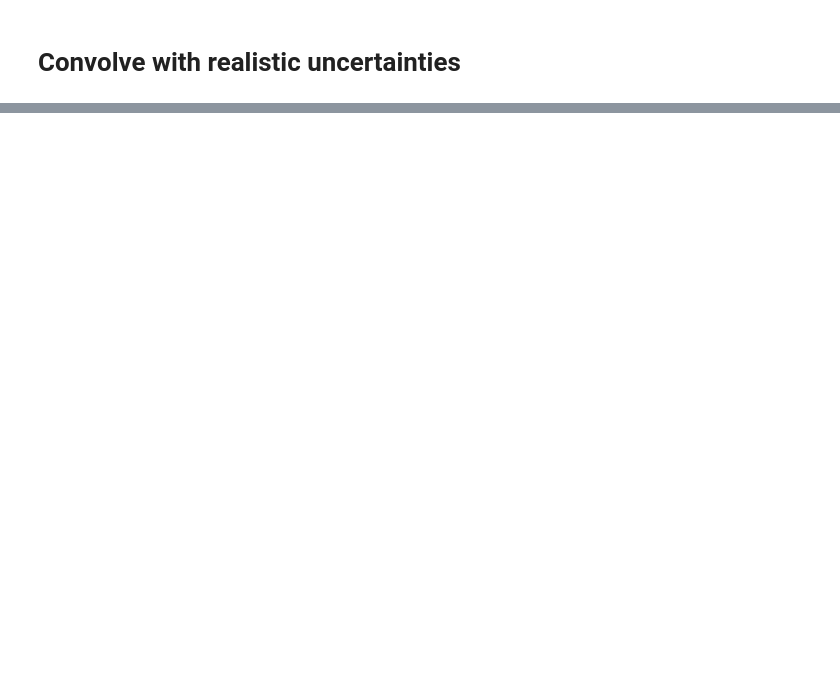
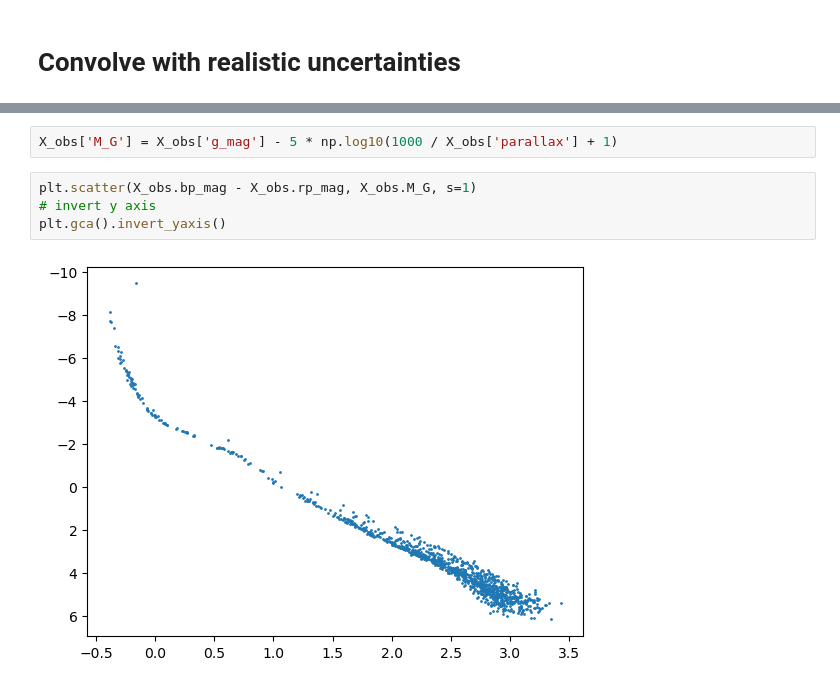
Before and after one commit to ratzenboe/SF-Retreat2024, a Jupyter notebook: fwd_model_cluster.ipynb, the cells around one changed output, grey strips where cells are left out. Cells and saved outputs as stored; diff of their text form; blank space fills up the shorter version.

```diff
--- a/fwd_model_cluster.ipynb
+++ b/fwd_model_cluster.ipynb
@@ -969,0 +966,8 @@ np.sum(~np.isnan(g_unc.rv_err))
+# %%
+X_obs['M_G'] = X_obs['g_mag'] - 5 * np.log10(1000 / X_obs['parallax'] + 1)
+# %%
+plt.scatter(X_obs.bp_mag - X_obs.rp_mag, X_obs.M_G, s=1)
+# invert y axis
+plt.gca().invert_yaxis()
+# %% [output]
+[figure, added]
```
Also changed, not shown: parts of 18 cells of this notebook, 10 other files.
